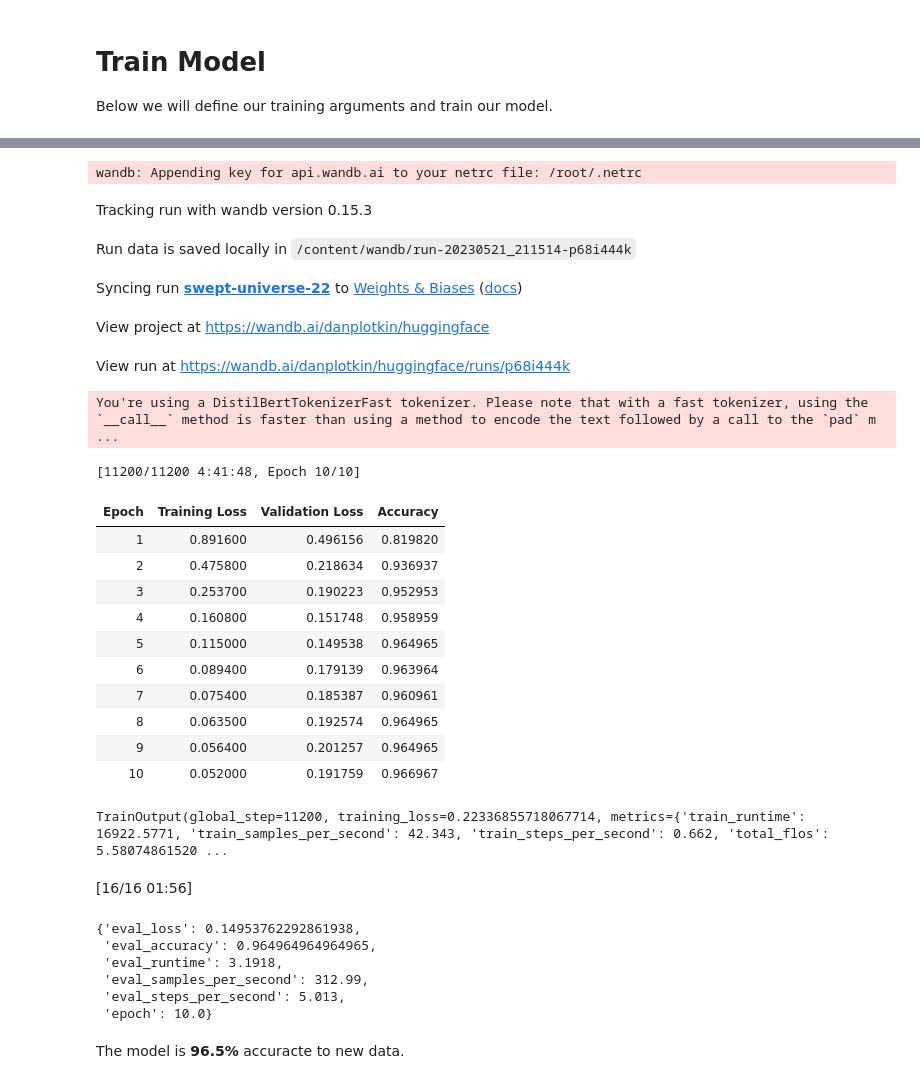
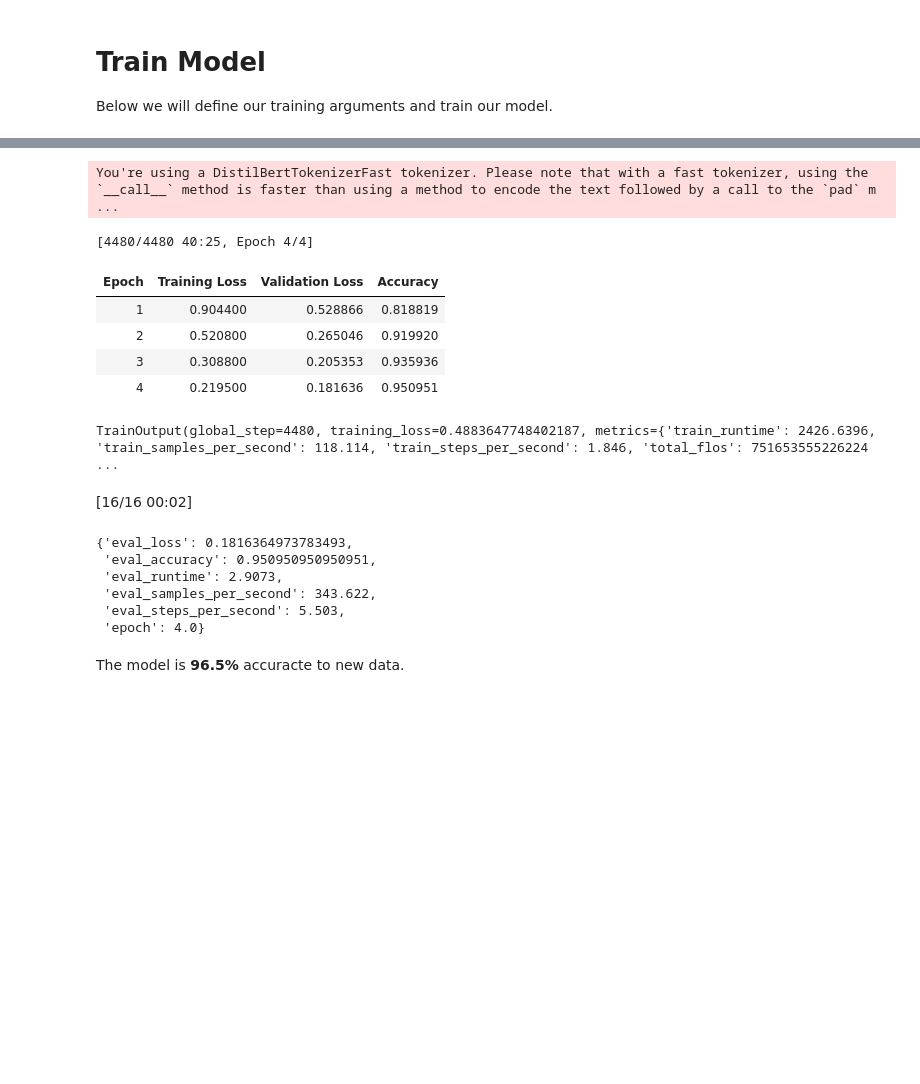
Before and after one commit to danplotkin/twitter_sentiment_transformer, a Jupyter notebook: twitter_sentiment_analysis.ipynb, the cells around one changed output, grey strips where cells are left out. Saved outputs shown, nothing was run; the diff lists cells and outputs as text; code cells hidden in the pictures; blank space fills up the shorter version.

```diff
--- a/twitter_sentiment_analysis.ipynb
+++ b/twitter_sentiment_analysis.ipynb
@@ -233,12 +204,12 @@ valid['label'] = valid['label'].map(label2id)
 We will define our model parameters within a custom class.
 # %%
 class Config:
-  model_name='distilbert-base-uncased'
-  epochs=10
-  batch_size=64
-  n_classes=train['label'].nunique()
-  device = torch.device("cuda" if torch.cuda.is_available() else "cpu")
-  lr=2e-5
+    model_name='distilbert-base-uncased'
+    epochs=4
+    batch_size=64
+    n_classes=train['label'].nunique()
+    device = torch.device("cuda" if torch.cuda.is_available() else "cpu")
+    lr=2e-5
 
 TOKENIZER = AutoTokenizer.from_pretrained(Config.model_name) # define tokenizer
 MODEL = AutoModelForSequenceClassification.from_pretrained(
@@ -274,7 +245,7 @@ Dataset({
 We will tokenize our text column in our datasets.
 # %%
 def tokenize(batch):
-  return TOKENIZER(batch['text'], truncation=True, padding=True)
+    return TOKENIZER(batch['text'], truncation=True)
 
 train_encoded = train_dataset.map(tokenize, batched=True)
 valid_encoded = val_dataset.map(tokenize, batched=True)
@@ -320,8 +291,7 @@ training_args = TrainingArguments(
     evaluation_strategy='epoch',
     save_strategy='epoch',
     load_best_model_at_end=True,
-    logging_strategy='epoch',
-    report_to='wandb'
+    logging_strategy='epoch'
 )
 
 
@@ -341,33 +310,21 @@ trainer.train()
-wandb: Appending key for api.wandb.ai to your netrc file: /root/.netrc
+You're using a DistilBertTokenizerFast tokenizer. Please note that with a fast tokenizer, using the `__call__` method is faster than using a method to encode the text followed by a call to the `pad` m ...
-Tracking run with wandb version 0.15.3
-Run data is saved locally in /content/wandb/run-20230521_211514-p68i444k
-Syncing run swept-universe-22 to Weights & Biases (docs)
-View project at https://wandb.ai/danplotkin/huggingface
-View run at https://wandb.ai/danplotkin/huggingface/runs/p68i444k
-You're using a DistilBertTokenizerFast tokenizer. Please note that with a fast tokenizer, using the `__call__` method is faster than using a method to encode the text followed by a call to the `pad` m ...
+[4480/4480 40:25, Epoch 4/4]
+| Epoch | Training Loss | Validation Loss | Accuracy |
+| 1 | 0.904400 | 0.528866 | 0.818819 |
+| 2 | 0.520800 | 0.265046 | 0.919920 |
+| 3 | 0.308800 | 0.205353 | 0.935936 |
+| 4 | 0.219500 | 0.181636 | 0.950951 |
-[11200/11200 4:41:48, Epoch 10/10]
+TrainOutput(global_step=4480, training_loss=0.4883647748402187, metrics={'train_runtime': 2426.6396, 'train_samples_per_second': 118.114, 'train_steps_per_second': 1.846, 'total_flos': 751653555226224 ...
-| Epoch | Training Loss | Validation Loss | Accuracy |
-| 1 | 0.891600 | 0.496156 | 0.819820 |
-| 2 | 0.475800 | 0.218634 | 0.936937 |
-| 3 | 0.253700 | 0.190223 | 0.952953 |
-| 4 | 0.160800 | 0.151748 | 0.958959 |
-| 5 | 0.115000 | 0.149538 | 0.964965 |
-| 6 | 0.089400 | 0.179139 | 0.963964 |
-| 7 | 0.075400 | 0.185387 | 0.960961 |
-| 8 | 0.063500 | 0.192574 | 0.964965 |
-| 9 | 0.056400 | 0.201257 | 0.964965 |
-| 10 | 0.052000 | 0.191759 | 0.966967 |
-TrainOutput(global_step=11200, training_loss=0.22336855718067714, metrics={'train_runtime': 16922.5771, 'train_samples_per_second': 42.343, 'train_steps_per_second': 0.662, 'total_flos': 5.58074861520 ...
 # %%
 trainer.evaluate()
 # %% [output]
-[16/16 01:56]
+[16/16 00:02]
-{'eval_loss': 0.14953762292861938,
- 'eval_accuracy': 0.964964964964965,
- 'eval_runtime': 3.1918,
- 'eval_samples_per_second': 312.99,
- 'eval_steps_per_second': 5.013,
- 'epoch': 10.0}
+{'eval_loss': 0.1816364973783493,
+ 'eval_accuracy': 0.950950950950951,
+ 'eval_runtime': 2.9073,
+ 'eval_samples_per_second': 343.622,
+ 'eval_steps_per_second': 5.503,
+ 'epoch': 4.0}
 # %% [markdown]
 The model is **96.5%** accuracte to new data.
 # %%
```
Also changed, not shown: parts of 15 cells of this notebook.
